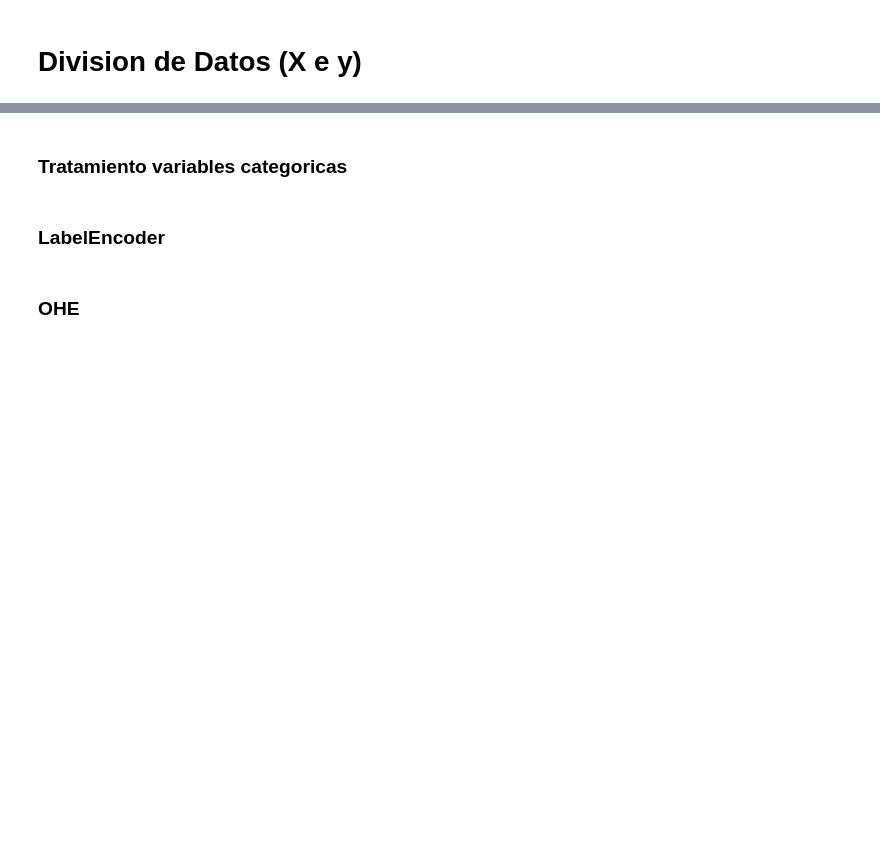
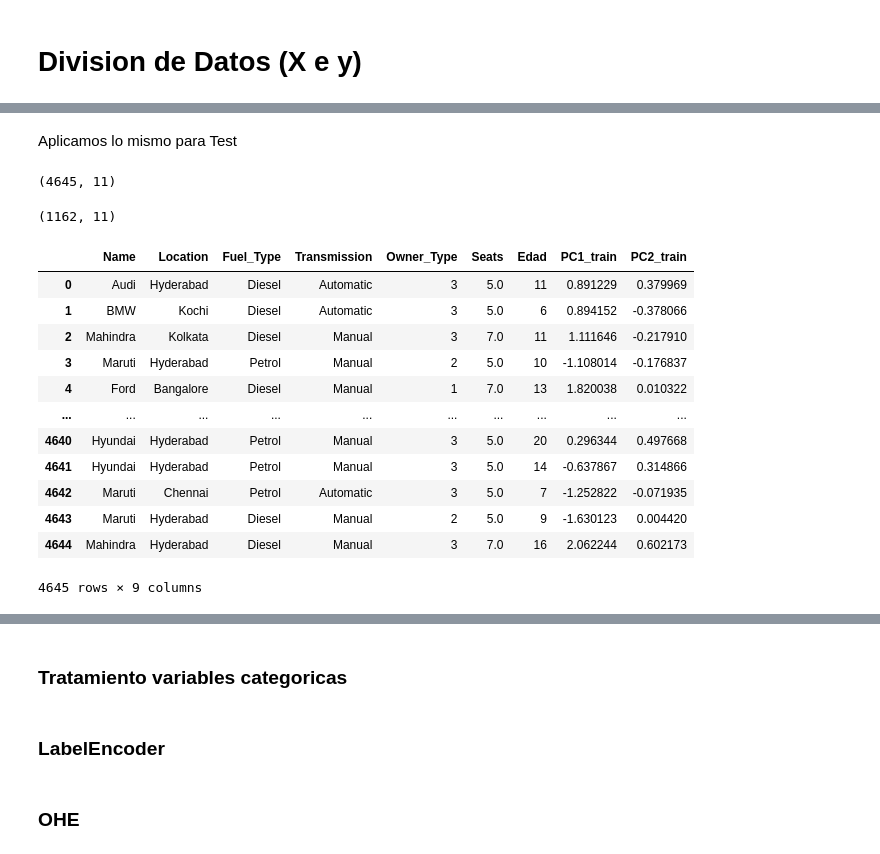
Before and after one commit to LMXCC79/Proyecto-ML-TheBridge, a Jupyter notebook: src/notebooks/prueba_modelos_ML.ipynb, the cells around one changed output, grey strips where cells are left out. Drawn from its saved outputs; the diff is of its cells as text; code cells hidden in the pictures; blank space fills up the shorter version.

```diff
--- a/src/notebooks/prueba_modelos_ML.ipynb
+++ b/src/notebooks/prueba_modelos_ML.ipynb
@@ -77,5 +75,8 @@ df_model.head()
 # %% [markdown]
 # Division de Datos (X e y)
 # %%
-X = df_model.drop('New_Price', axis=1)
-y = df_model['New_Price']
+#X = df_model.drop(columns=['New_Price', 'Name', 'Location'], axis=1)
+#y = df_model['New_Price']
+
+X = df.drop(columns=['Price'], axis=1)
+y = df['Price']
@@ -81,0 +93,6 @@ y = df_model['New_Price']
+# %%
+var_ss = ['Kilometers_Driven', 'Mileage', 'Power',	'Engine']
+SS = StandardScaler()
+X_train[var_ss] = SS.fit_transform(X_train[var_ss])
+# %% [markdown]
+Aplicamos lo mismo para Test
@@ -81,0 +101,41 @@ y = df_model['New_Price']
+# %%
+X_train.shape
+# %% [output]
+(4645, 11)
+# %%
+X_test.shape
+# %% [output]
+(1162, 11)
+# %%
+# Aplicar PCA al conjunto de entrenamiento
+train_data = X_train[var_ss]
+pca_train = PCA(n_components=2)
+train_data_pca = pca_train.fit_transform(train_data)
+
+# Crear un nuevo DataFrame con los componentes principales del conjunto de entrenamiento
+columns_pca_train = [f"PC{i+1}_train" for i in range(pca_train.n_components_)]
+df_train_pca = pd.DataFrame(train_data_pca, columns=columns_pca_train)
+
+X_train_reset = X_train.reset_index(drop=True)
+# Concatenar los componentes principales con el DataFrame de entrenamiento original
+X_train_PCA = pd.concat([X_train_reset, df_train_pca], axis=1)
+
+# Eliminar las variables originales después de la concatenación
+X_train_PCA = X_train_PCA.drop(var_ss, axis=1)
+
+# Imprimir el DataFrame combinado para entrenamiento
+X_train_PCA
+# %% [output]
+|  | Name | Location | Fuel_Type | Transmission | Owner_Type | Seats | Edad | PC1_train | PC2_train |
+| 0 | Audi | Hyderabad | Diesel | Automatic | 3 | 5.0 | 11 | 0.891229 | 0.379969 |
+| 1 | BMW | Kochi | Diesel | Automatic | 3 | 5.0 | 6 | 0.894152 | -0.378066 |
+| 2 | Mahindra | Kolkata | Diesel | Manual | 3 | 7.0 | 11 | 1.111646 | -0.217910 |
+| 3 | Maruti | Hyderabad | Petrol | Manual | 2 | 5.0 | 10 | -1.108014 | -0.176837 |
+| 4 | Ford | Bangalore | Diesel | Manual | 1 | 7.0 | 13 | 1.820038 | 0.010322 |
+| ... | ... | ... | ... | ... | ... | ... | ... | ... | ... |
+| 4640 | Hyundai | Hyderabad | Petrol | Manual | 3 | 5.0 | 20 | 0.296344 | 0.497668 |
+| 4641 | Hyundai | Hyderabad | Petrol | Manual | 3 | 5.0 | 14 | -0.637867 | 0.314866 |
+| 4642 | Maruti | Chennai | Petrol | Automatic | 3 | 5.0 | 7 | -1.252822 | -0.071935 |
+| 4643 | Maruti | Hyderabad | Diesel | Manual | 2 | 5.0 | 9 | -1.630123 | 0.004420 |
+| 4644 | Mahindra | Hyderabad | Diesel | Manual | 3 | 7.0 | 16 | 2.062244 | 0.602173 |
+4645 rows × 9 columns
```
Also changed, not shown: parts of 29 cells of this notebook, 6 other files.
